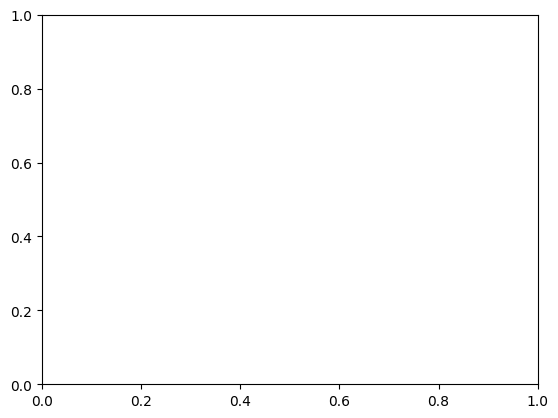
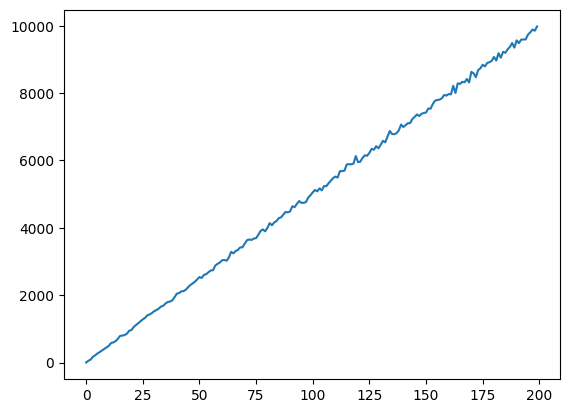
Code edit (unified diff) that turned the first committed figure into the second:
--- before
+++ after
@@ -21,5 +21,6 @@
     c = 0
 
+print(testa)
 import matplotlib.pyplot as plt
 
-plt.plot(len(testa))
+plt.plot(testa)

Commit: added lez 7 and 8, done exercises 7